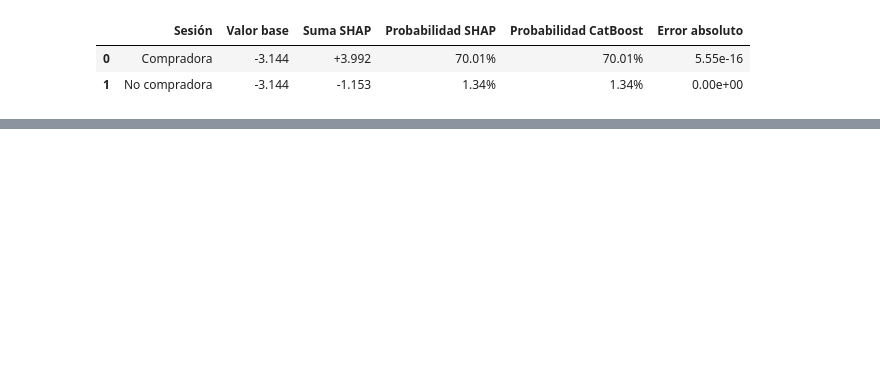
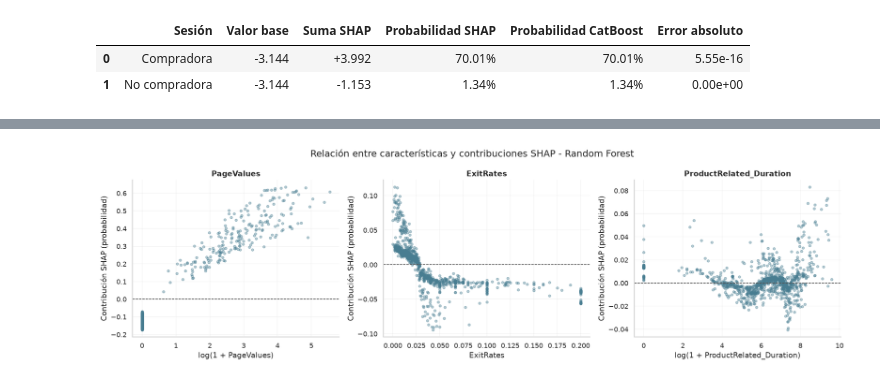
Before and after one commit to ikerav/online-shopping-prediction, a Jupyter notebook: notebooks/04_interpretabilidad.ipynb, the cells around one changed output, grey strips where cells are left out. Saved outputs shown, nothing was run; the diff lists cells and outputs as text; code cells hidden in the pictures; blank space fills up the shorter version.

```diff
--- a/notebooks/04_interpretabilidad.ipynb
+++ b/notebooks/04_interpretabilidad.ipynb
@@ -1327,0 +1483,43 @@ display(
+# %%
+variables_dependencia_rf = [
+    "PageValues",
+    "ExitRates",
+    "ProductRelated_Duration"
+]
+
+fig, ejes = plt.subplots(1, 3, figsize=(17, 5))
+
+for ax, variable in zip(ejes, variables_dependencia_rf):
+    valores = muestra_rf[variable].to_numpy(dtype=float)
+    shap_variable = contribuciones_rf[variable].to_numpy()
+
+    # Transformación únicamente para visualizar
+    if variable in ("PageValues", "ProductRelated_Duration"):
+        valores = np.log1p(valores)
+        etiqueta_x = f"log(1 + {variable})"
+    else:
+        etiqueta_x = variable
+
+    ax.scatter(
+        valores,
+        shap_variable,
+        s=15,
+        alpha=0.4,
+        color="#487D91"
+    )
+
+    ax.axhline(0, color="#555555", linestyle="--", linewidth=1)
+    ax.set_title(variable)
+    ax.set_xlabel(etiqueta_x)
+    ax.set_ylabel("Contribución SHAP (probabilidad)")
+    ax.grid(alpha=0.2)
+
+fig.suptitle(
+    "Relación entre características y contribuciones SHAP - Random Forest",
+    fontsize=15
+)
+
+plt.tight_layout()
+plt.show()
+# %% [output]
+[figure, added]
```
Also changed, not shown: parts of 55 cells of this notebook.
